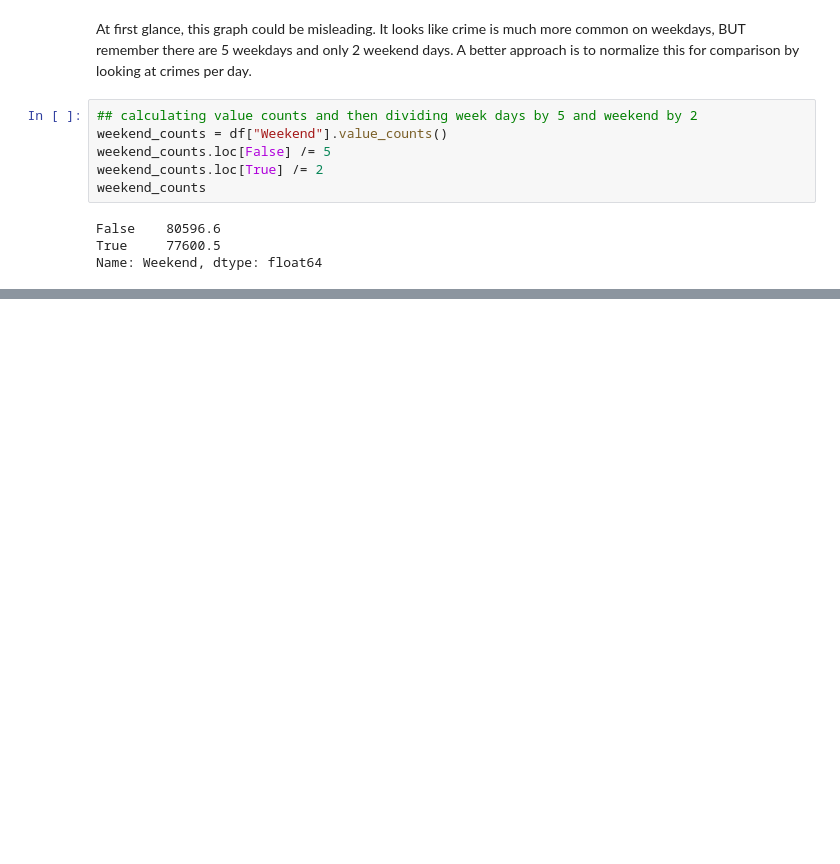
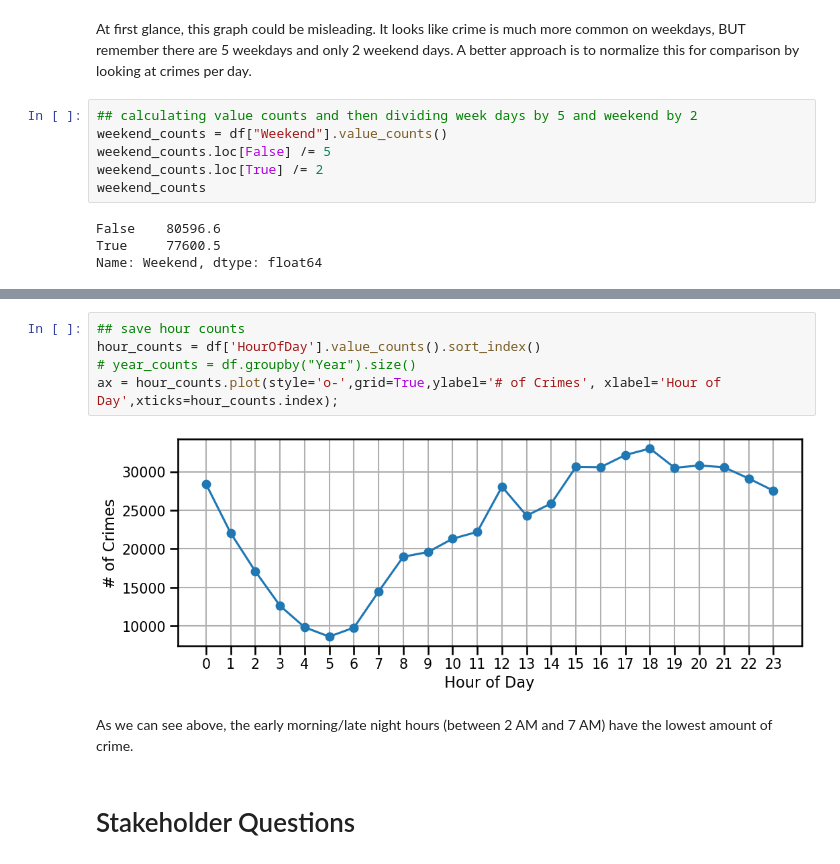
Before and after one commit to hansolothe3rd/Time-Series-Analysis, a Jupyter notebook: Binning Time Series.ipynb, the cells around one changed output, grey strips where cells are left out. Drawn from its saved outputs; the diff is of its cells as text; blank space fills up the shorter version.

```diff
--- a/Binning Time Series.ipynb
+++ b/Binning Time Series.ipynb
@@ -277,0 +319,11 @@ Name: Weekend, dtype: float64
+# %%
+## save hour counts
+hour_counts = df['HourOfDay'].value_counts().sort_index()
+# year_counts = df.groupby("Year").size()
+ax = hour_counts.plot(style='o-',grid=True,ylabel='# of Crimes', xlabel='Hour of Day',xticks=hour_counts.index);
+# %% [output]
+[figure, added]
+# %% [markdown]
+As we can see above, the early morning/late night hours (between 2 AM and 7 AM) have the lowest amount of crime.
+# %% [markdown]
+# Stakeholder Questions
```
Also changed, not shown: parts of 101 cells of this notebook.
